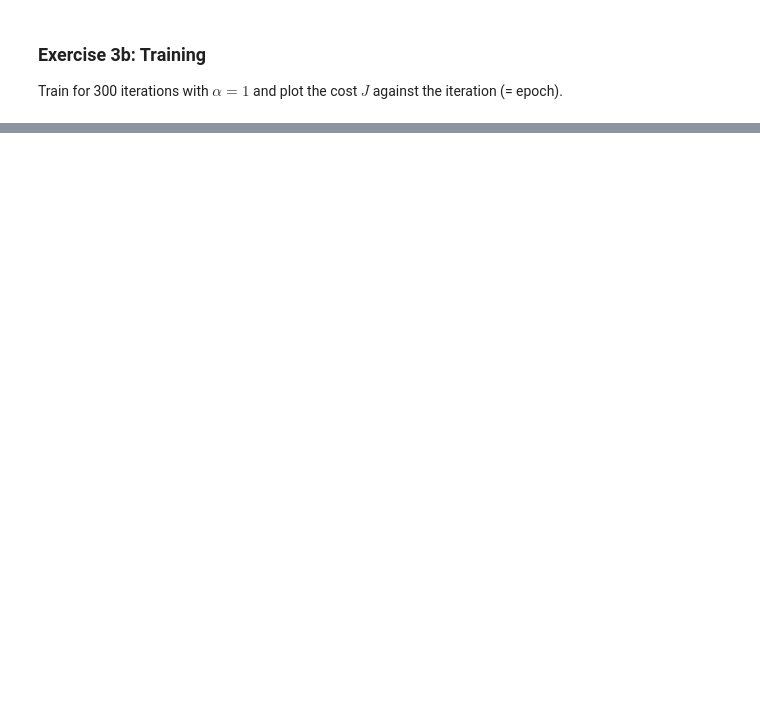
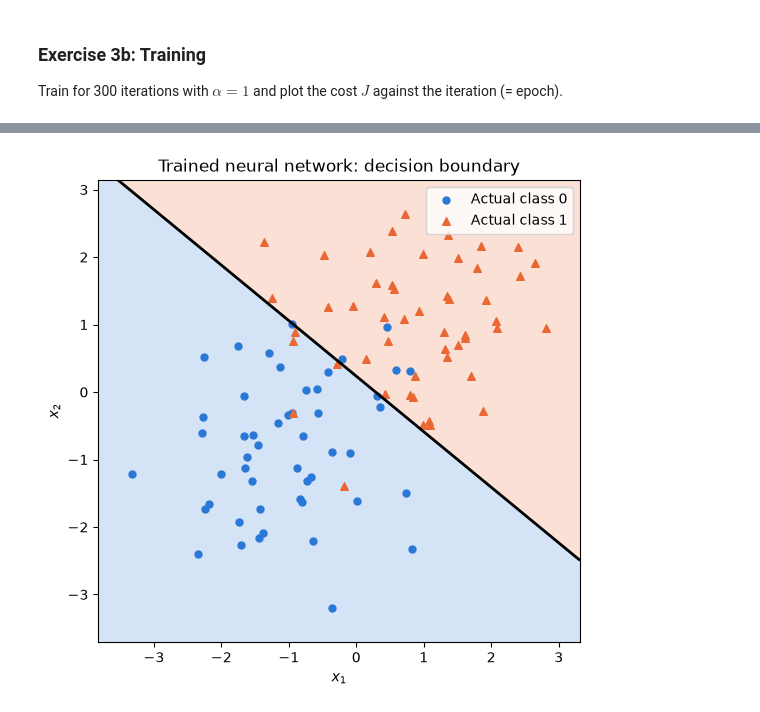
Before and after one commit to izaanabdali/machine_learning_SPC_5003, a Jupyter notebook: Week 6/Tutorial_6_Clean.ipynb, the cells around one changed output, grey strips where cells are left out. Saved outputs shown, nothing was run; the diff lists cells and outputs as text; code cells hidden in the pictures; blank space fills up the shorter version.

```diff
--- a/Week 6/Tutorial_6_Clean.ipynb
+++ b/Week 6/Tutorial_6_Clean.ipynb
@@ -422,0 +444,45 @@ print("Final J =", costs[-1] if costs else None)
+# %%
+# Create a grid covering the data
+x1 = np.linspace(X[:, 0].min() - 0.5, X[:, 0].max() + 0.5, 300)
+x2 = np.linspace(X[:, 1].min() - 0.5, X[:, 1].max() + 0.5, 300)
+xx, yy = np.meshgrid(x1, x2)
+grid = np.column_stack([xx.ravel(), yy.ravel()])
+
+# Ask the trained network for a probability at every grid point
+probabilities = forward_batch(grid, W1, b1, W2, b2)[3]
+probabilities = probabilities.reshape(xx.shape)
+
+fig, ax = plt.subplots(figsize=(7, 6))
+
+# Shade the two predicted classes
+ax.contourf(
+    xx, yy, (probabilities >= 0.5).astype(int),
+    levels=[-0.5, 0.5, 1.5],
+    colors=["#2a78d6", "#eb6834"],
+    alpha=0.2
+)
+
+# Draw the dividing line: predicted probability = 0.5
+ax.contour(
+    xx, yy, probabilities,
+    levels=[0.5], colors="black", linewidths=2
+)
+
+# Show the actual labelled examples
+ax.scatter(
+    X[Y[:, 0] == 0, 0], X[Y[:, 0] == 0, 1],
+    color="#2a78d6", s=25, label="Actual class 0"
+)
+ax.scatter(
+    X[Y[:, 0] == 1, 0], X[Y[:, 0] == 1, 1],
+    color="#eb6834", marker="^", s=30, label="Actual class 1"
+)
+
+ax.set_xlabel("$x_1$")
+ax.set_ylabel("$x_2$")
+ax.set_title("Trained neural network: decision boundary")
+ax.set_aspect("equal")
+ax.legend()
+plt.show()
+# %% [output]
+[figure, added]
```
Also changed, not shown: parts of 8 cells of this notebook, 3 other files.
